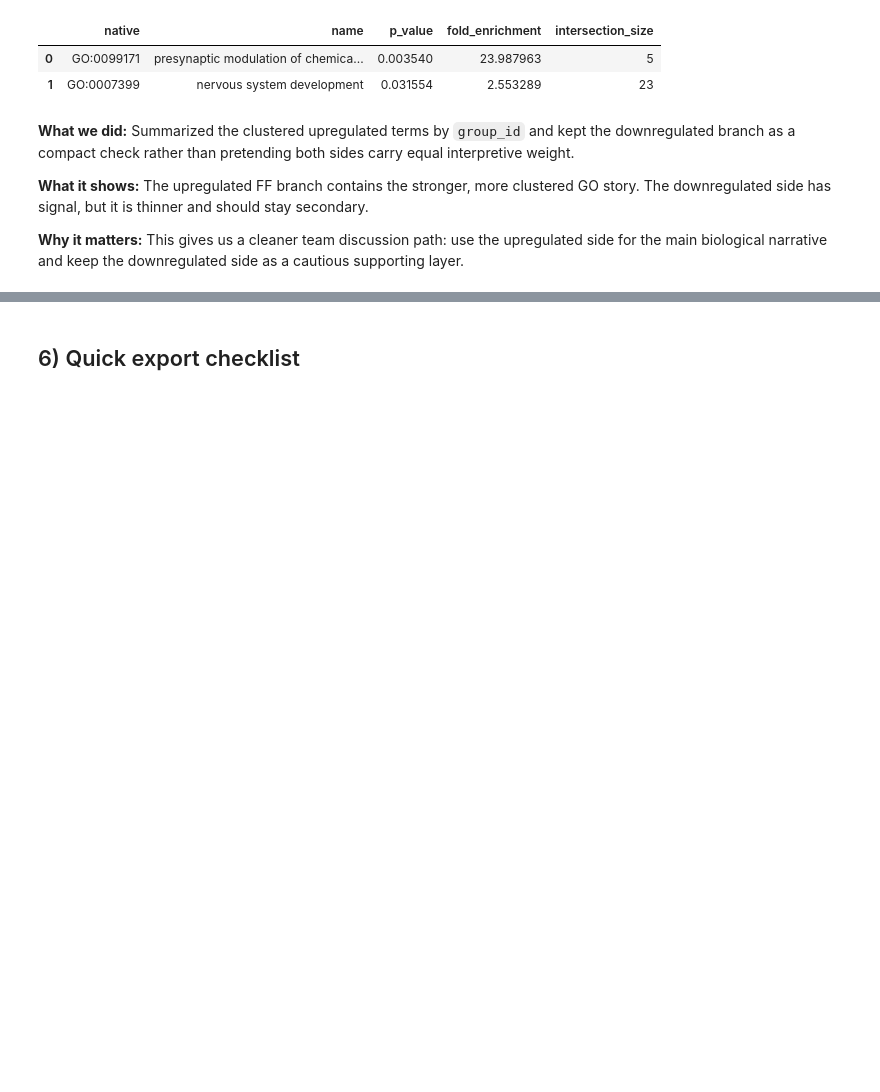
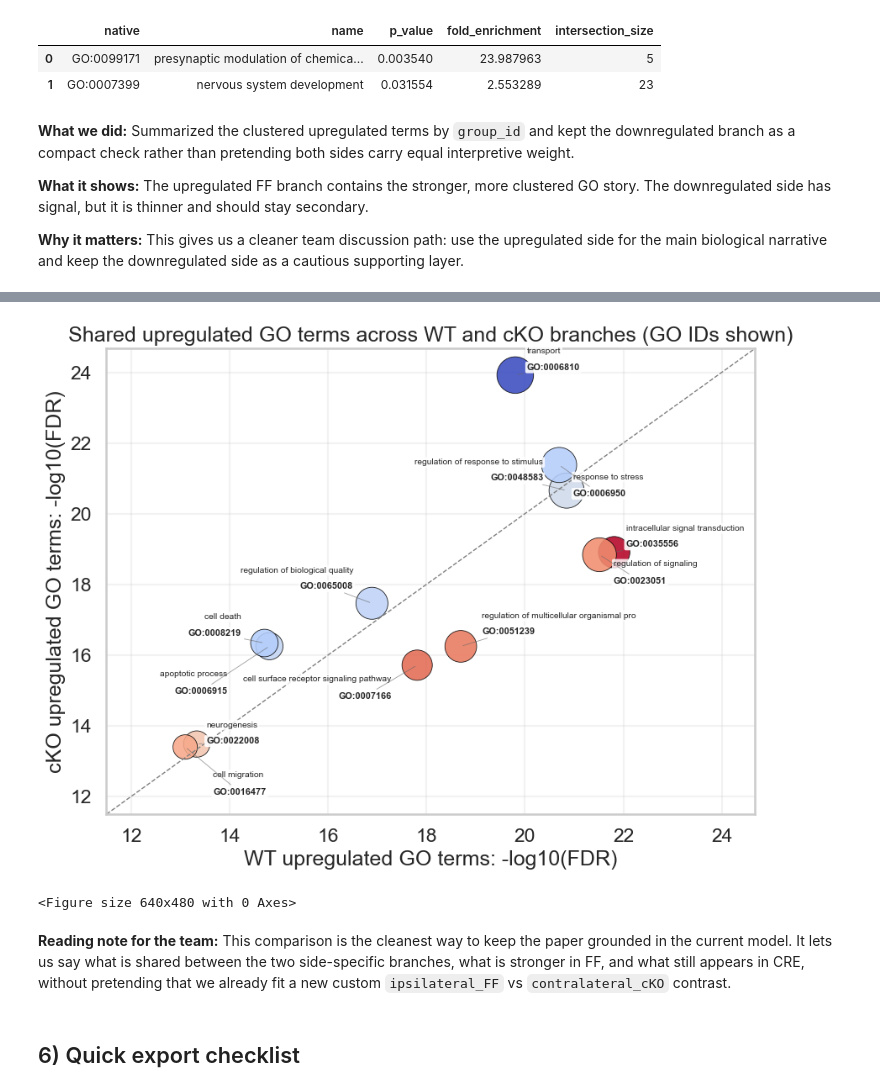
Before and after one commit to pzg8794/mouse_group_project_work, a Jupyter notebook: notebooks/mouse_differential_expression_ff_shinygo_style.ipynb, the cells around one changed output, grey strips where cells are left out. Saved outputs shown, nothing was run; the diff lists cells and outputs as text; code cells hidden in the pictures; blank space fills up the shorter version.

```diff
--- a/notebooks/mouse_differential_expression_ff_shinygo_style.ipynb
+++ b/notebooks/mouse_differential_expression_ff_shinygo_style.ipynb
@@ -416,3 +716,21 @@ display(down_summary)
+# %%
+target_row = shared_terms.loc[shared_terms['native'] == 'GO:0022008'].iloc[0]
+target_label = str(target_row['label'])[:42]
+
+for text in ax.texts:
+    if text.get_text() in {target_label, 'GO:0022008'}:
+        x, y = text.get_position()
+        text.set_position((x, y + 12))
+        text.set_va('bottom')
+
+fig.canvas.draw_idle()
+plt.savefig(COMPARE_OUTDIR / 'wt_cko_shared_go_term_scatter.png', dpi=220, bbox_inches='tight')
+display(fig)
+# %% [output]
+[figure, added]
+<Figure size 640x480 with 0 Axes>
+# %% [markdown]
+**Reading note for the team:** This comparison is the cleanest way to keep the paper grounded in the current model. It lets us say what is shared between the two side-specific branches, what is stronger in FF, and what still appears in CRE, without pretending that we already fit a new custom `ipsilateral_FF` vs `contralateral_cKO` contrast.
 # %% [markdown]
 ## 6) Quick export checklist
 # %%
```
Also changed, not shown: parts of 6 cells of this notebook.
